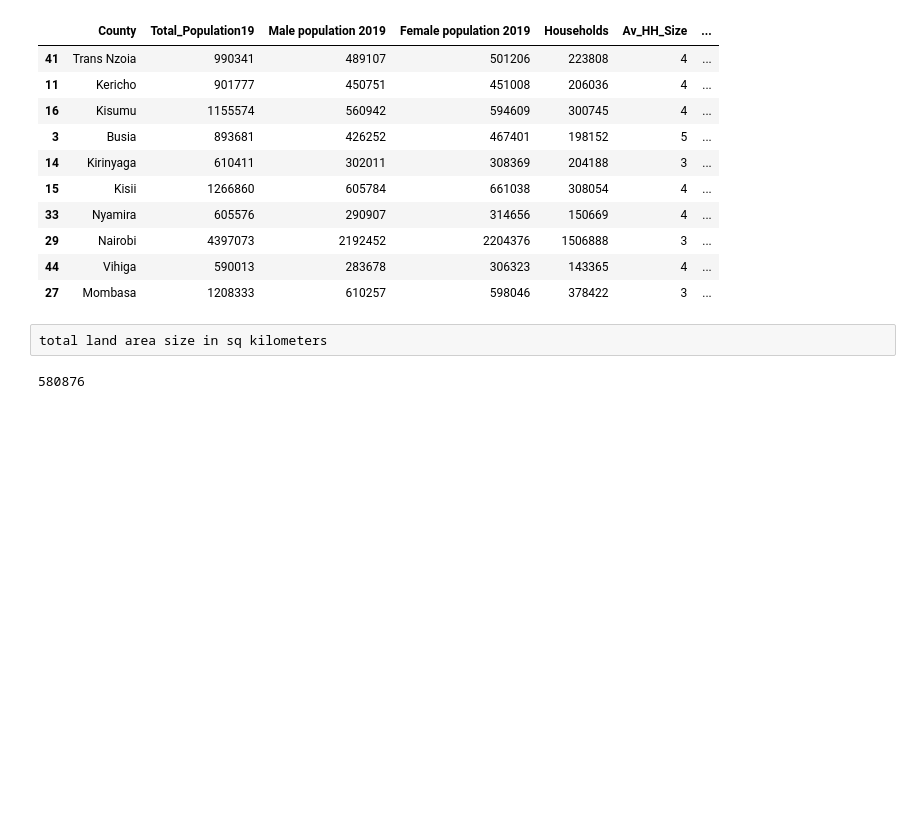
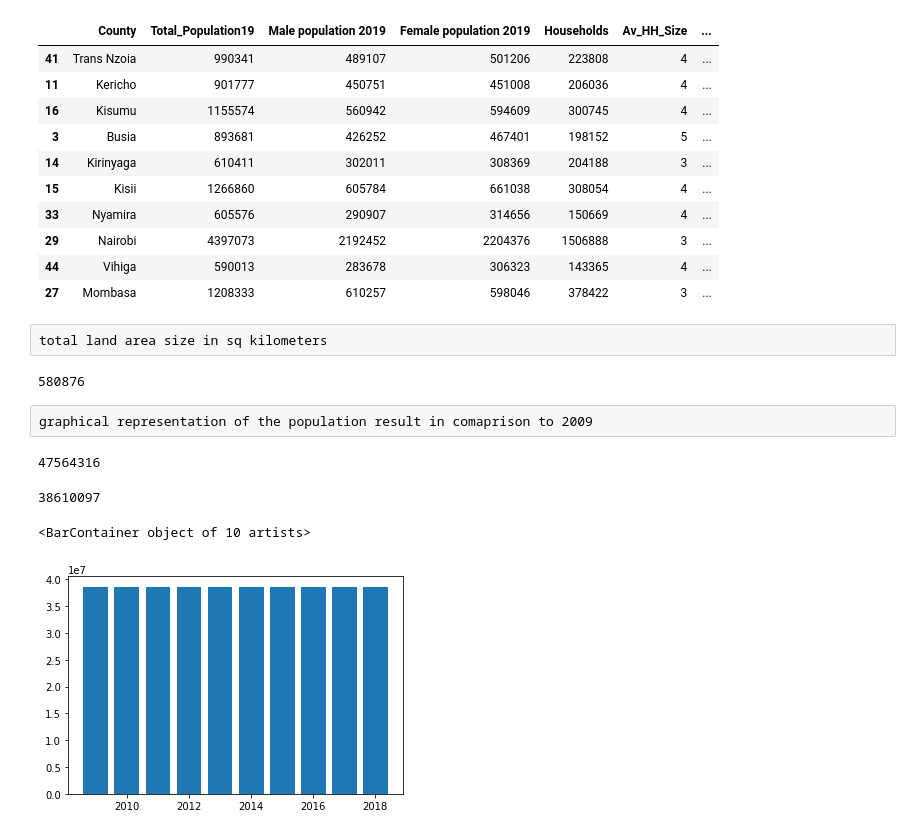
Before and after one commit to kenreagan/census-analysis, a Jupyter notebook: base.py.ipynb, the cells around one changed output. Saved outputs shown, nothing was run; the diff lists cells and outputs as text; code cells hidden in the pictures; blank space fills up the shorter version.

```diff
--- a/base.py.ipynb
+++ b/base.py.ipynb
@@ -138,3 +139,21 @@ total land area size in sq kilometers
 land['LandArea'].sum()
 # %% [output]
 580876
+# %% [raw]
+graphical representation of the population result in comaprison to 2009
+# %%
+pop19 = data['Total_Population19'].sum()
+pop009 = data['Population in 2009'].sum()
+# %%
+pop19
+# %% [output]
+47564316
+# %%
+pop009
+# %% [output]
+38610097
+# %%
+plt.bar(range(2009, 2019), pop009)
+# %% [output]
+<BarContainer object of 10 artists>
+[figure, added]
```
Also changed, not shown: parts of 1 cell of this notebook.
